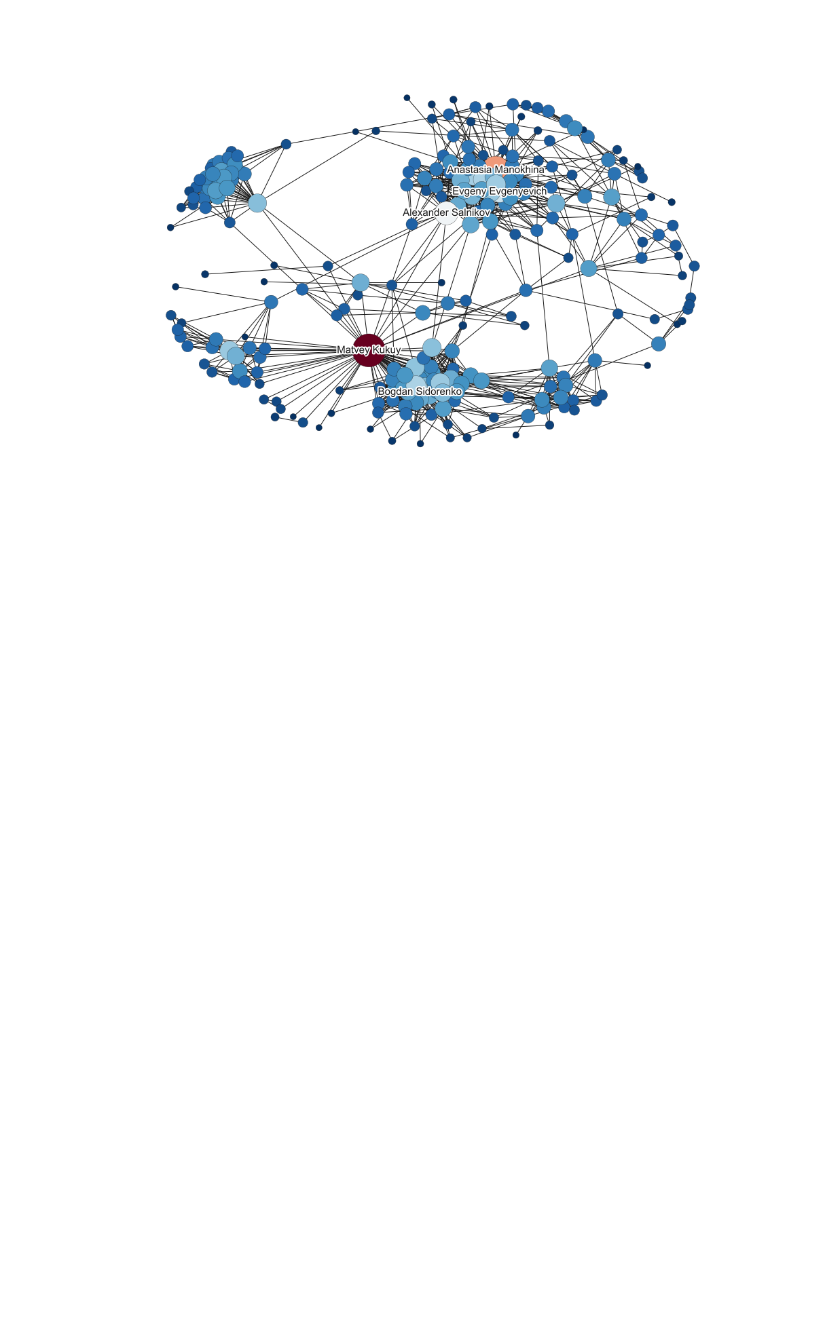
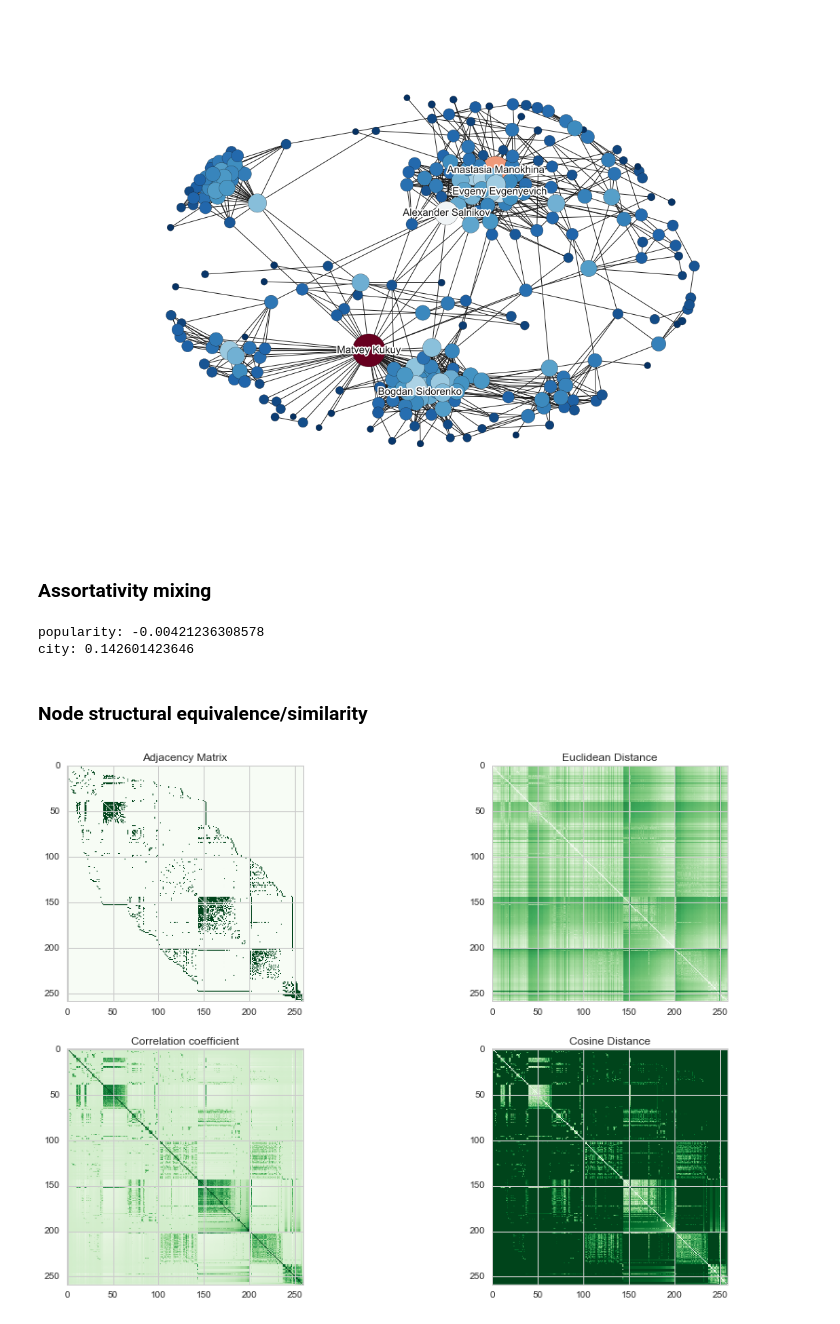
Before and after one commit to feygina/social-network-VK-analysis, a Jupyter notebook: vk_graph_feygina.ipynb, the cells around one changed output. Drawn from its saved outputs; the diff is of its cells as text; code cells hidden in the pictures; blank space fills up the shorter version.

Commit message:
Node structural equivalence/similarity

```diff
--- a/vk_graph_feygina.ipynb
+++ b/vk_graph_feygina.ipynb
@@ -136,3 +141,19 @@ pagerank = networkx.pagerank(g, alpha=0.85)
 draw_graph(g, pagerank, 100000)
 # %% [output]
 [figure]
+# %% [markdown]
+### Assortativity mixing
+# %%
+ag = nx.attribute_assortativity_coefficient(g,'popularity')
+ac = nx.attribute_assortativity_coefficient(g,'city')
+print ('popularity: '+str(ag))
+print ('city: '+str(ac))
+# %% [output]
+popularity: -0.00421236308578
+city: 0.142601423646
+# %% [markdown]
+### Node structural equivalence/similarity
+# %%
+plot_similarity(get_sparse_matrix(g))
+# %% [output]
+[figure, added]
```
Also changed, not shown: parts of 4 cells of this notebook, 1 other file.
